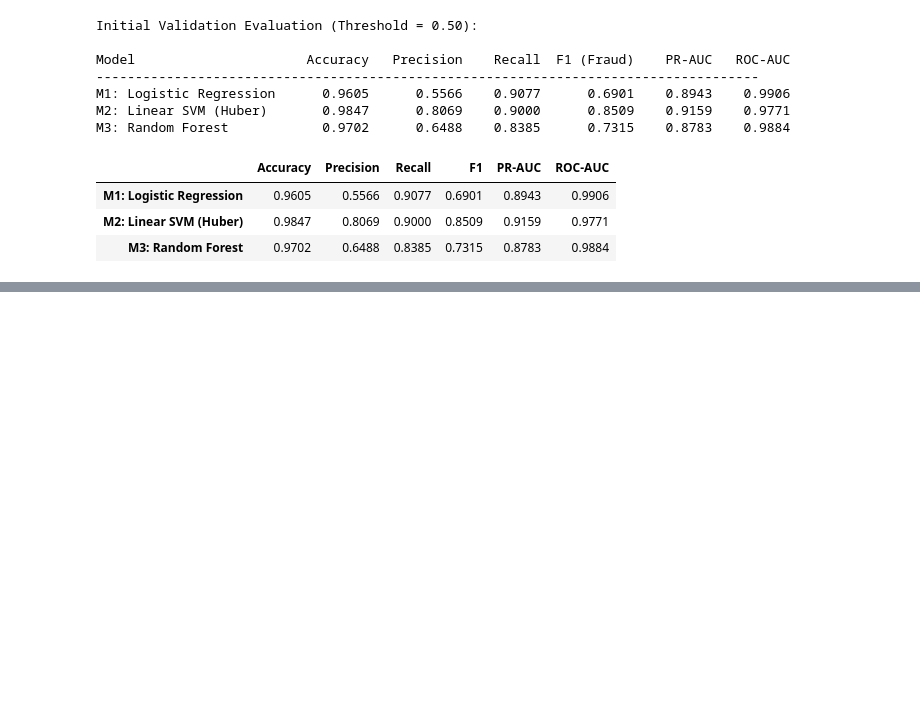
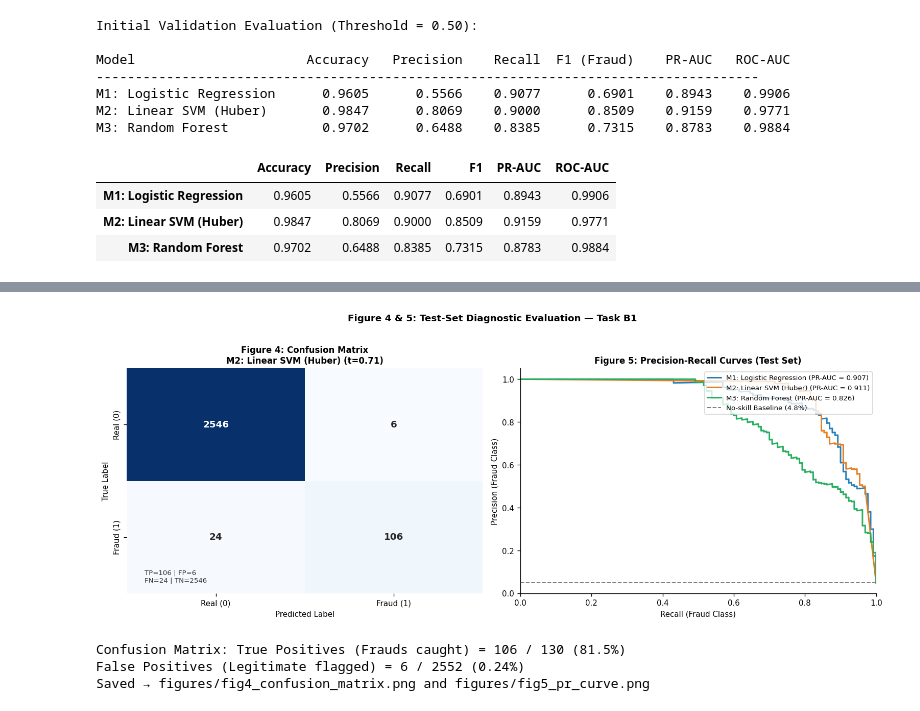
Before and after one commit to iman758/Introduction-to-AI-, a Jupyter notebook: B1_Fake_Job_Postings/B1_notebook.ipynb, the cells around one changed output, grey strips where cells are left out. Saved outputs shown, nothing was run; the diff lists cells and outputs as text; code cells hidden in the pictures; blank space fills up the shorter version.

Commit message:
B1: Threshold optimization, hyperparameter tuning, ablation study, and test evaluation

```diff
--- a/B1_Fake_Job_Postings/B1_notebook.ipynb
+++ b/B1_Fake_Job_Postings/B1_notebook.ipynb
@@ -508,0 +703,58 @@ M3: Random Forest            0.9702      0.6488    0.8385      0.7315    0.8783
+# %%
+# Cell 15 — Confusion Matrix & Precision-Recall Curve (Figures 4 & 5)
+from sklearn.metrics import confusion_matrix, precision_recall_curve
+
+fig, axes = plt.subplots(1, 2, figsize=(13, 5))
+
+# ── Left: Confusion Matrix of Best Model ────────────────────────────
+best_t = best_thresholds[best_b1_name]
+y_pred_best = (test_probs[best_b1_name] >= best_t).astype(int)
+cm = confusion_matrix(y_test, y_pred_best)
+
+sns.heatmap(cm, annot=True, fmt="d", cmap="Blues", cbar=False, ax=axes[0],
+            xticklabels=["Real (0)", "Fraud (1)"],
+            yticklabels=["Real (0)", "Fraud (1)"],
+            annot_kws={"size": 11, "fontweight": "bold"})
+axes[0].set_title(f"Figure 4: Confusion Matrix\n{best_b1_name} (t={best_t:.2f})", fontsize=10, fontweight="bold")
+axes[0].set_xlabel("Predicted Label", fontsize=9)
+axes[0].set_ylabel("True Label", fontsize=9)
+
+tn, fp, fn, tp = cm.ravel()
+axes[0].annotate(f"TP={tp} | FP={fp}\nFN={fn} | TN={tn}", xy=(0.05, 0.05),
+                 xycoords="axes fraction", fontsize=8, color="#333333")
+
+# ── Right: Precision-Recall Curves ──────────────────────────────────
+colors_dict = {"M1: Logistic Regression": "#2980b9",
+               "M2: Linear SVM (Huber)": "#e67e22",
+               "M3: Random Forest": "#27ae60"}
+
+for name in PIPELINES_B1.keys():
+    prec_vals, rec_vals, _ = precision_recall_curve(y_test, test_probs[name])
+    pr_auc_val = average_precision_score(y_test, test_probs[name])
+    axes[1].plot(rec_vals, prec_vals, lw=1.8, color=colors_dict[name],
+                 label=f"{name} (PR-AUC = {pr_auc_val:.3f})")
+
+# Baseline: horizontal line at fraud prevalence (4.84%)
+axes[1].axhline(y_test.mean(), color="gray", linestyle="--", lw=1.2,
+                label=f"No-skill Baseline ({y_test.mean()*100:.1f}%)")
+axes[1].set_xlabel("Recall (Fraud Class)", fontsize=9)
+axes[1].set_ylabel("Precision (Fraud Class)", fontsize=9)
+axes[1].set_title("Figure 5: Precision-Recall Curves (Test Set)", fontsize=10, fontweight="bold")
+axes[1].legend(loc="upper right", fontsize=8)
+axes[1].set_xlim([0.0, 1.0])
+axes[1].set_ylim([0.0, 1.05])
+
+plt.suptitle("Figure 4 & 5: Test-Set Diagnostic Evaluation — Task B1", fontsize=11, fontweight="bold", y=1.02)
+plt.tight_layout()
+plt.savefig(FIG_DIR / "fig4_confusion_matrix.png", dpi=150, bbox_inches="tight")
+plt.savefig(FIG_DIR / "fig5_pr_curve.png", dpi=150, bbox_inches="tight")
+plt.show()
+
+print(f"Confusion Matrix: True Positives (Frauds caught) = {tp} / {tp+fn} ({tp/(tp+fn)*100:.1f}%)")
+print(f"False Positives (Legitimate flagged) = {fp} / {tn+fp} ({fp/(tn+fp)*100:.2f}%)")
+print("Saved → figures/fig4_confusion_matrix.png and figures/fig5_pr_curve.png")
+# %% [output]
+[figure, added]
+Confusion Matrix: True Positives (Frauds caught) = 106 / 130 (81.5%)
+False Positives (Legitimate flagged) = 6 / 2552 (0.24%)
+Saved → figures/fig4_confusion_matrix.png and figures/fig5_pr_curve.png
```
Also changed, not shown: parts of 6 cells of this notebook, 2 other files.
